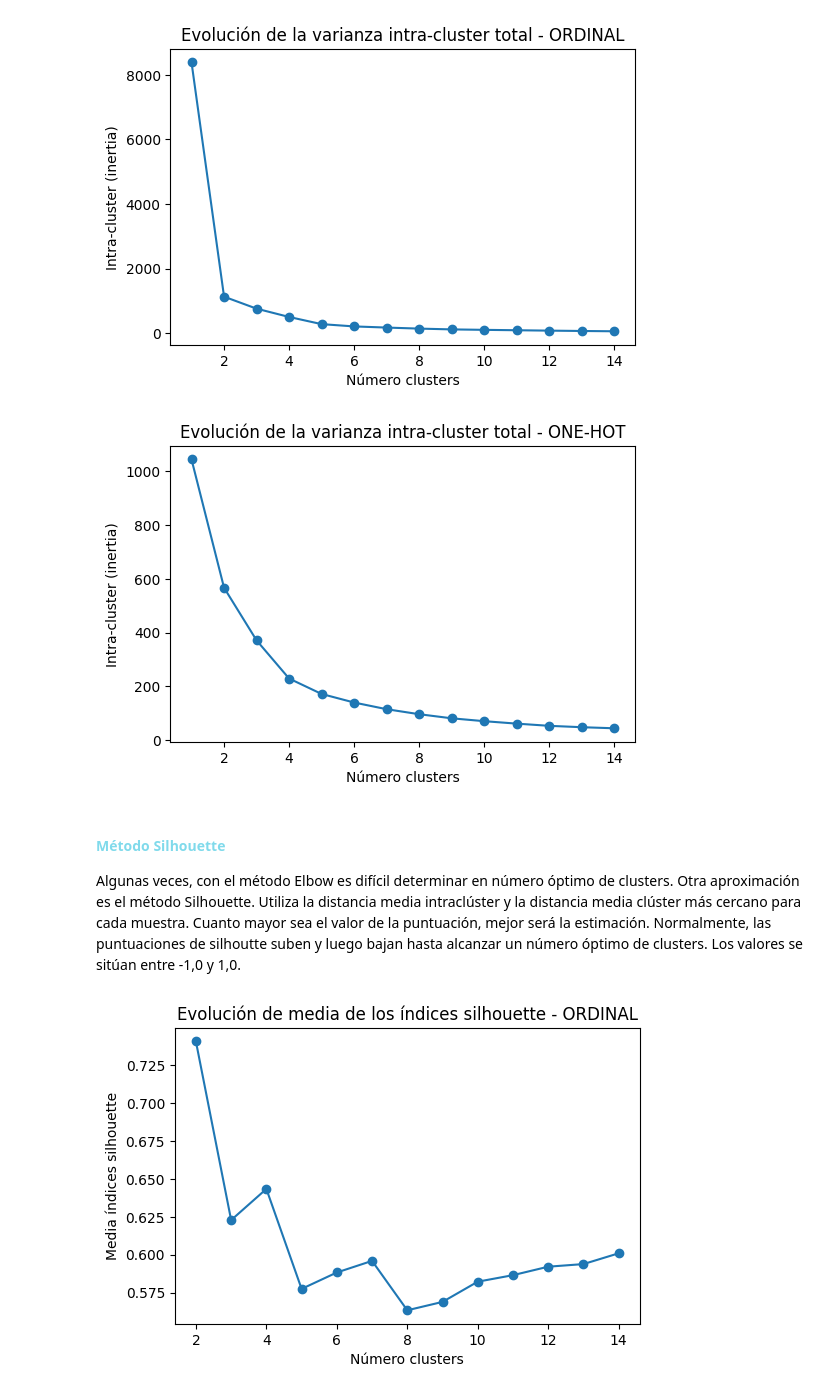
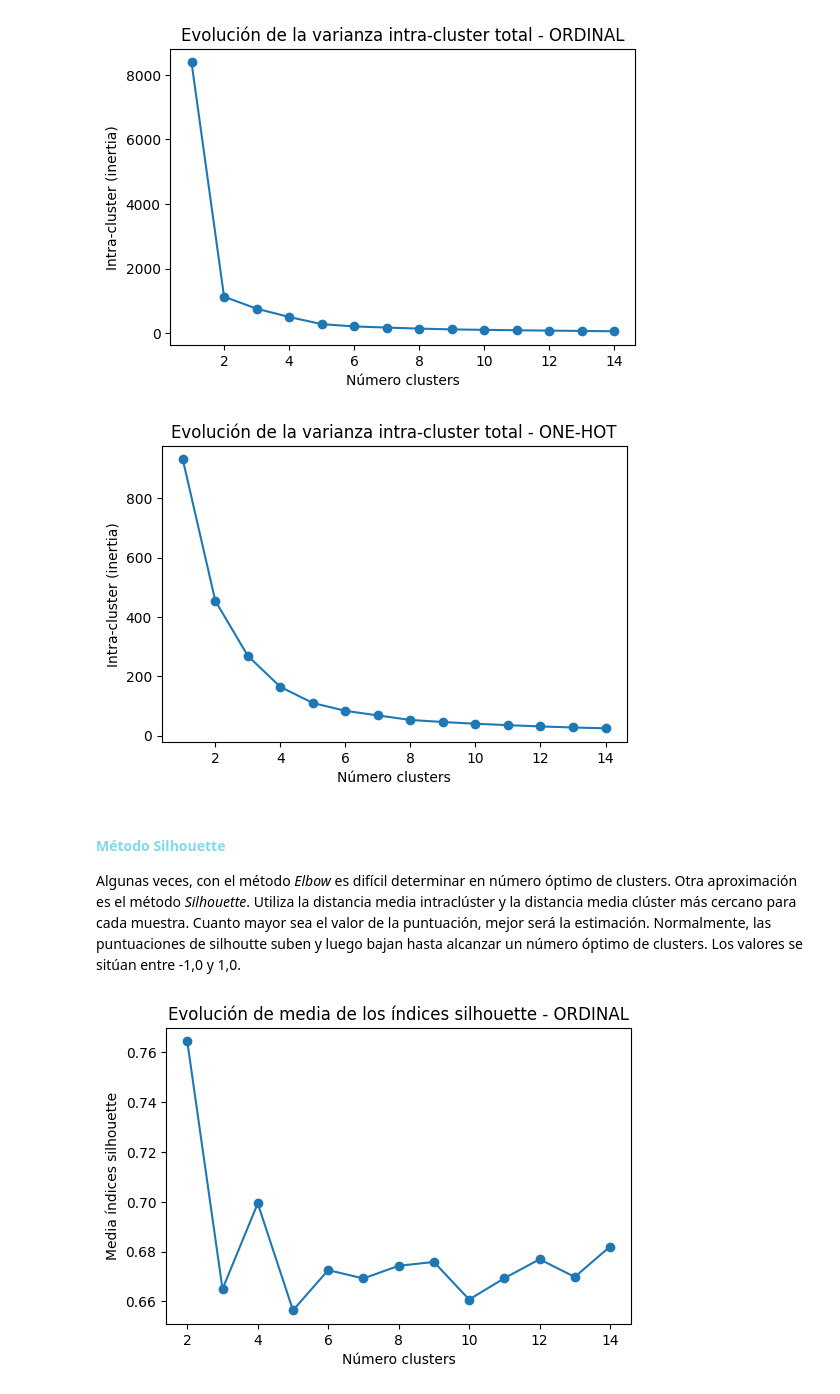
Before and after one commit to NataaNK/Grupo11_Practica2, a Jupyter notebook: main.ipynb, the cells around one changed output. Saved outputs shown, nothing was run; the diff lists cells and outputs as text; code cells hidden in the pictures.

Commit message:
silhouette

```diff
--- a/main.ipynb
+++ b/main.ipynb
@@ -427,9 +427,9 @@ X = df_full_ordinal.values.squeeze()
 
 pca = PCA(n_components=2)
 
-X_trans = pca.fit_transform(X)
+X_trans_ordinal = pca.fit_transform(X)
 
-df_pca_ordinal = pd.DataFrame(X_trans, columns=['PC1','PC2'])
+df_pca_ordinal = pd.DataFrame(X_trans_ordinal, columns=['PC1','PC2'])
 df_pca_ordinal.head()
 
 std = df_pca_ordinal.describe().transpose()["std"]
@@ -469,9 +469,9 @@ X = df_processed_one_hot_en.values.squeeze()
 
 pca = PCA(n_components=2)
 
-X_trans = pca.fit_transform(X)
+X_trans_one_hot_en = pca.fit_transform(X)
 
-df_pca_one_hot_en = pd.DataFrame(X_trans, columns=['PC1','PC2'])
+df_pca_one_hot_en = pd.DataFrame(X_trans_one_hot_en, columns=['PC1','PC2'])
 df_pca_one_hot_en.head()
 
 std = df_pca_one_hot_en.describe().transpose()["std"]
@@ -515,10 +515,10 @@ inertias = []
 for n_clusters in range_n_clusters:
     modelo_kmeans = KMeans(
         n_clusters   = n_clusters,
-        n_init       = 50,
+        n_init       = 20,
         random_state = 100472007
     )
-    modelo_kmeans.fit(df_pca_ordinal)
+    modelo_kmeans.fit(X_trans_ordinal)
     inertias.append(modelo_kmeans.inertia_)
 
 fig, ax = plt.subplots(1, 1, figsize=(6, 3.84))
@@ -545,7 +545,7 @@ for n_clusters in range_n_clusters:
         n_init       = 20,
         random_state = 100472007
     )
-    modelo_kmeans.fit(df_pca_one_hot_en)
+    modelo_kmeans.fit(X_trans_one_hot_en)
     inertias.append(modelo_kmeans.inertia_)
 
 fig, ax = plt.subplots(1, 1, figsize=(6, 3.84))
@@ -555,35 +555,35 @@ ax.set_xlabel('Número clusters')
 ax.set_ylabel('Intra-cluster (inertia)')
 plt.show()
 # %% [output]
-[figure, old version]
+[figure, new version]
 # %% [markdown]
 #### <span style="color:#80DAEB">Método Silhouette</span>
 
-Algunas veces, con el método Elbow es difícil determinar en número óptimo de clusters. Otra aproximación es el método Silhouette. Utiliza la distancia media intraclúster y la distancia media clúster más cercano para cada muestra. Cuanto mayor sea el valor de la puntuación, mejor será la estimación. Normalmente, las puntuaciones de silhoutte suben y luego bajan hasta alcanzar un número óptimo de clusters. Los valores se sitúan entre -1,0 y 1,0.
+Algunas veces, con el método *Elbow* es difícil determinar en número óptimo de clusters. Otra aproximación es el método *Silhouette*. Utiliza la distancia media intraclúster y la distancia media clúster más cercano para cada muestra. Cuanto mayor sea el valor de la puntuación, mejor será la estimación. Normalmente, las puntuaciones de silhoutte suben y luego bajan hasta alcanzar un número óptimo de clusters. Los valores se sitúan entre -1,0 y 1,0.
 # %%
 # Método silhouette para identificar el número óptimo de clusters
 # CODIFICACIÓN ORDINAL
 # ==============================================================================
-from sklearn.metrics import silhouette_score, silhouette_samples
+from sklearn.metrics import silhouette_score
 
 range_n_clusters = range(2, 15)
 valores_medios_silhouette = []
 
 for n_clusters in range_n_clusters:
     modelo_kmeans = KMeans(
         n_clusters   = n_clusters,
         n_init       = 20,
         random_state = 100472007
     )
-    cluster_labels = modelo_kmeans.fit_predict(df_full_ordinal)
-    silhouette_avg = silhouette_score(df_full_ordinal, cluster_labels)
+    cluster_labels = modelo_kmeans.fit_predict(X_trans_ordinal)
+    silhouette_avg = silhouette_score(X_trans_ordinal, cluster_labels)
     valores_medios_silhouette.append(silhouette_avg)
 
 fig, ax = plt.subplots(1, 1, figsize=(6, 3.84))
 ax.plot(range_n_clusters, valores_medios_silhouette, marker='o')
 ax.set_title("Evolución de media de los índices silhouette - ORDINAL")
 ax.set_xlabel('Número clusters')
 ax.set_ylabel('Media índices silhouette')
 plt.show()
 # %% [output]
-[figure, old version]
+[figure, new version]
```
Also changed, not shown: parts of 1 cell of this notebook, 1 other file.
